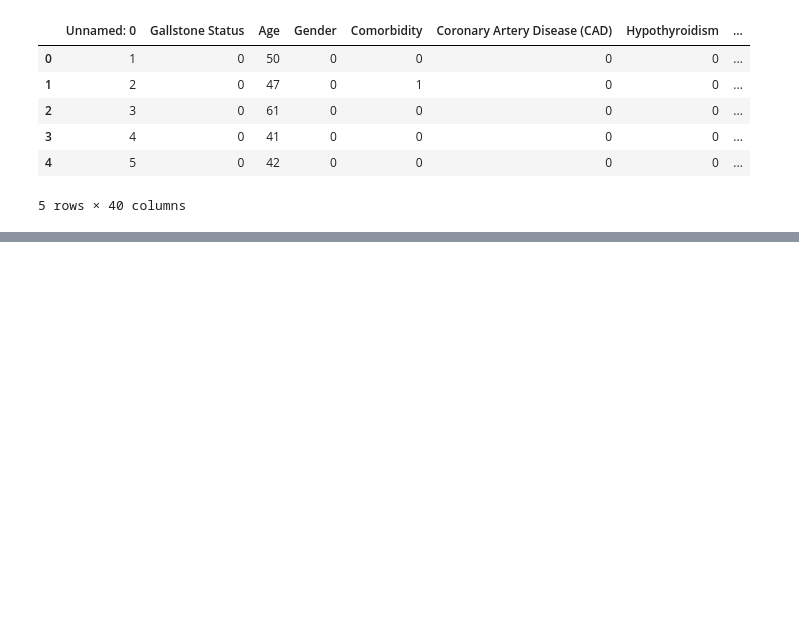
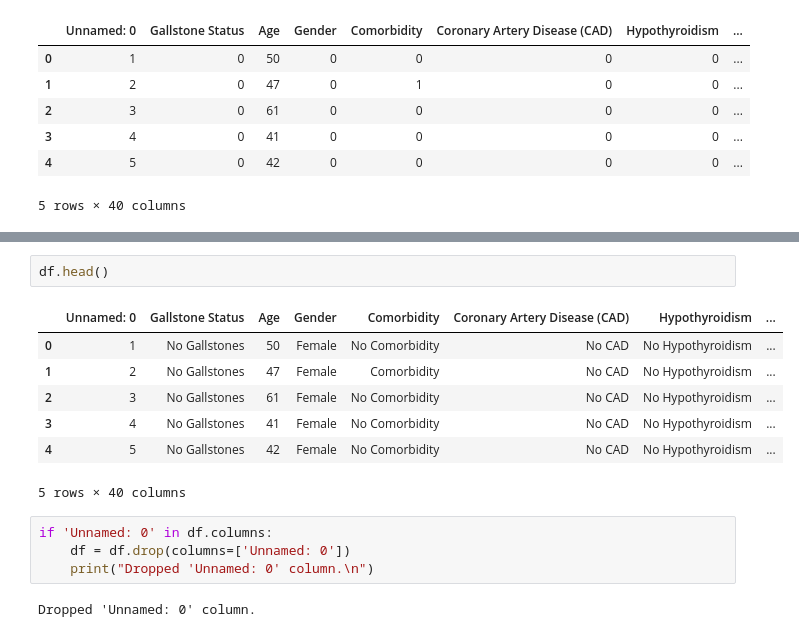
Before and after one commit to michaelb3245/DSRP--MichaelBriglall, a Jupyter notebook: Gallstone_Dataset_Michael_Briglall.ipynb, the cells around one changed output, grey strips where cells are left out. Cells and saved outputs as stored; diff of their text form; blank space fills up the shorter version.

```diff
--- a/Gallstone_Dataset_Michael_Briglall.ipynb
+++ b/Gallstone_Dataset_Michael_Briglall.ipynb
@@ -16,0 +90,16 @@ df.head(5)
+# %%
+df.head()
+# %% [output]
+|  | Unnamed: 0 | Gallstone Status | Age | Gender | Comorbidity | Coronary Artery Disease (CAD) | Hypothyroidism | ... |
+| 0 | 1 | No Gallstones | 50 | Female | No Comorbidity | No CAD | No Hypothyroidism | ... |
+| 1 | 2 | No Gallstones | 47 | Female | Comorbidity | No CAD | No Hypothyroidism | ... |
+| 2 | 3 | No Gallstones | 61 | Female | No Comorbidity | No CAD | No Hypothyroidism | ... |
+| 3 | 4 | No Gallstones | 41 | Female | No Comorbidity | No CAD | No Hypothyroidism | ... |
+| 4 | 5 | No Gallstones | 42 | Female | No Comorbidity | No CAD | No Hypothyroidism | ... |
+5 rows × 40 columns
+# %%
+if 'Unnamed: 0' in df.columns:
+    df = df.drop(columns=['Unnamed: 0'])
+    print("Dropped 'Unnamed: 0' column.\n")
+# %% [output]
+Dropped 'Unnamed: 0' column.
```
Also changed, not shown: parts of 10 cells of this notebook.
